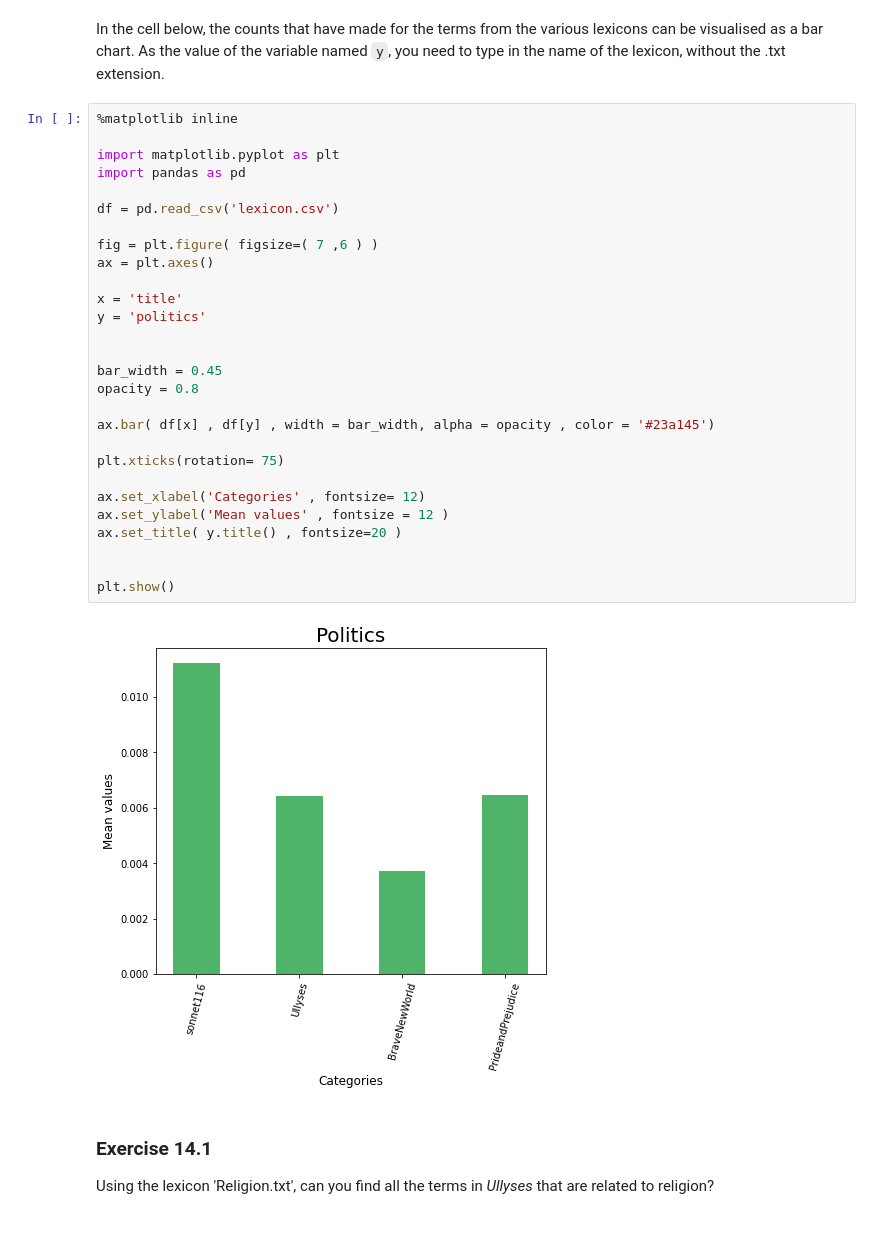
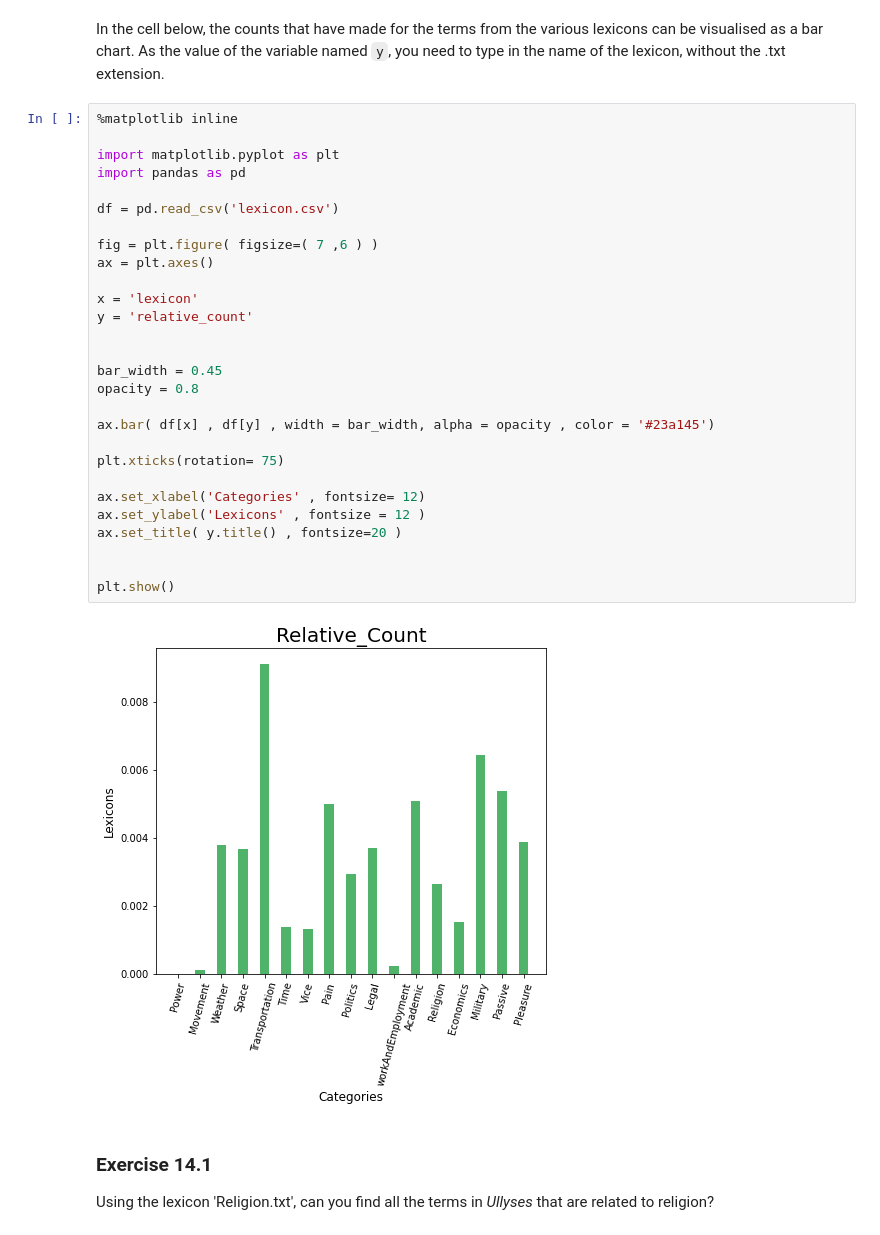
Before and after one commit to peterverhaar/textmining_with_python, a Jupyter notebook: 14 Lexicons.ipynb, the cells around one changed output. Saved outputs shown, nothing was run; the diff lists cells and outputs as text.

```diff
--- a/14 Lexicons.ipynb
+++ b/14 Lexicons.ipynb
@@ -139,33 +210,33 @@ In the cell below, the counts that have made for the terms from the various lexi
 # %%
 %matplotlib inline
 
 import matplotlib.pyplot as plt
 import pandas as pd
 
 df = pd.read_csv('lexicon.csv')
 
 fig = plt.figure( figsize=( 7 ,6 ) )
 ax = plt.axes()
 
-x = 'title'
-y = 'politics'
+x = 'lexicon'
+y = 'relative_count'
 
 
 bar_width = 0.45
 opacity = 0.8
 
 ax.bar( df[x] , df[y] , width = bar_width, alpha = opacity , color = '#23a145')
 
 plt.xticks(rotation= 75)
 
 ax.set_xlabel('Categories' , fontsize= 12)
-ax.set_ylabel('Mean values' , fontsize = 12 )
+ax.set_ylabel('Lexicons' , fontsize = 12 )
 ax.set_title( y.title() , fontsize=20 )
 
 
 plt.show()
 # %% [output]
-[figure, old version]
+[figure, new version]
 # %% [markdown]
 ### Exercise 14.1
 
```
Also changed, not shown: parts of 2 cells of this notebook.
